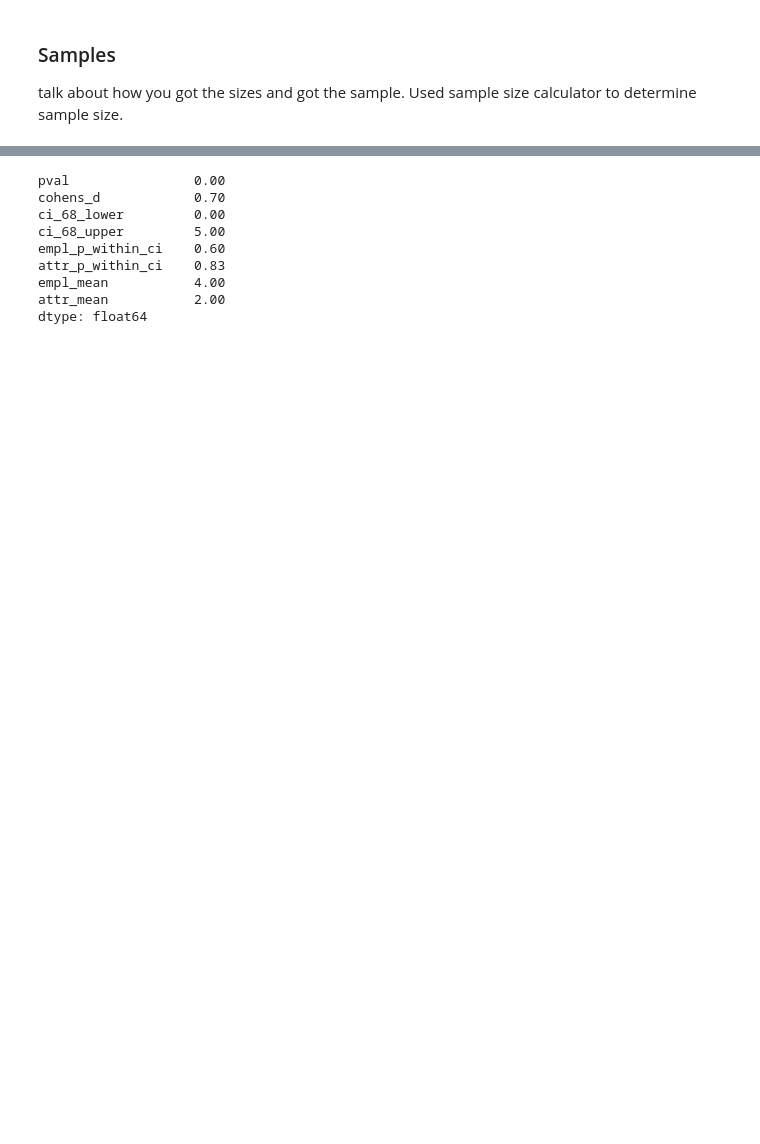
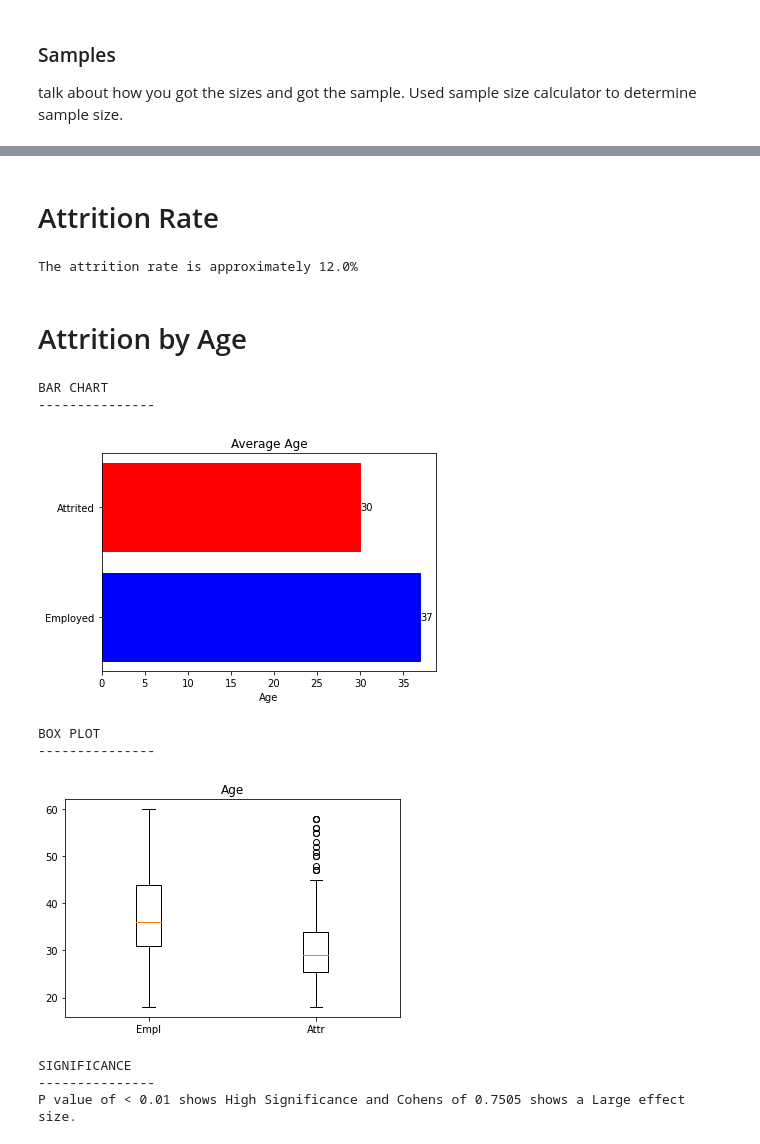
Before and after one commit to jamesPatmon/Healthcare_Attrition, a Jupyter notebook: main.ipynb, the cells around one changed output, grey strips where cells are left out. Cells and saved outputs as stored; diff of their text form; code cells hidden in the pictures; blank space fills up the shorter version.

```diff
--- a/main.ipynb
+++ b/main.ipynb
@@ -381,9 +40,0 @@ dtype: float64
-# %%
-tenure_df = utils.run_test(samples(is_employed=True),
-                            samples(is_employed=False),
-                            need_mean=True,
-                            colname='YearsAtCompany')
-
-
-print(utils.median_(tenure_df))
-# Todo: plot
@@ -402,9 +40,0 @@ dtype: float64
-# %%
-promotion_df = utils.run_test(samples(is_employed=True),
-                            samples(is_employed=False),
-                            need_mean=True,
-                            colname='YearsSinceLastPromotion')
-
-
-print(utils.median_(promotion_df))
-# Todo: plot
@@ -423,19 +41,40 @@ dtype: float64
-# %%
-mgmt_df = utils.run_test(samples(is_employed=True),
-                            samples(is_employed=False),
-                            need_mean=True,
-                            colname='YearsWithCurrManager')
-
-
-print(utils.median_(mgmt_df))
-# Todo: plot
-# %% [output]
-pval                0.00
-cohens_d            0.70
-ci_68_lower         0.00
-ci_68_upper         5.00
-empl_p_within_ci    0.60
-attr_p_within_ci    0.83
-empl_mean           4.00
-attr_mean           2.00
-dtype: float64
+# %%
+def sample(population: pd.DataFrame) -> pd.DataFrame:
+    sample_size = 125
+
+    sample_ = population.sample(n=sample_size).reset_index(drop=True)
+    return sample_
+
+empl_sample = sample(empl_pop)
+attr_sample = sample(attr_pop)
+# %% [markdown]
+# Attrition Rate
+# %%
+total_attrited = attr_pop.shape[0]
+total_employees = raw_df.shape[0]
+
+attrition_rate = round(total_attrited / total_employees, 2) * 100
+print(f'The attrition rate is approximately {attrition_rate}%')
+# %% [output]
+The attrition rate is approximately 12.0%
+# %% [markdown]
+# Attrition by Age
+# %%
+colname = 'Age'
+utils.bar_chart_avg(empl_pop, attr_pop, colname)
+utils.box_plot(empl_pop, attr_pop, colname)
+
+pval = utils.pval_unequal_stdev(empl_sample, attr_sample, colname)
+cohens = utils.cohens_d(empl_sample, attr_sample, colname)
+
+utils.print_significance(pval, cohens)
+# %% [output]
+BAR CHART
+---------------
+[figure, added]
+BOX PLOT
+---------------
+[figure, added]
+SIGNIFICANCE
+---------------
+P value of < 0.01 shows High Significance and Cohens of 0.7505 shows a Large effect size.
```
Also changed, not shown: parts of 37 cells of this notebook, 2 other files.
